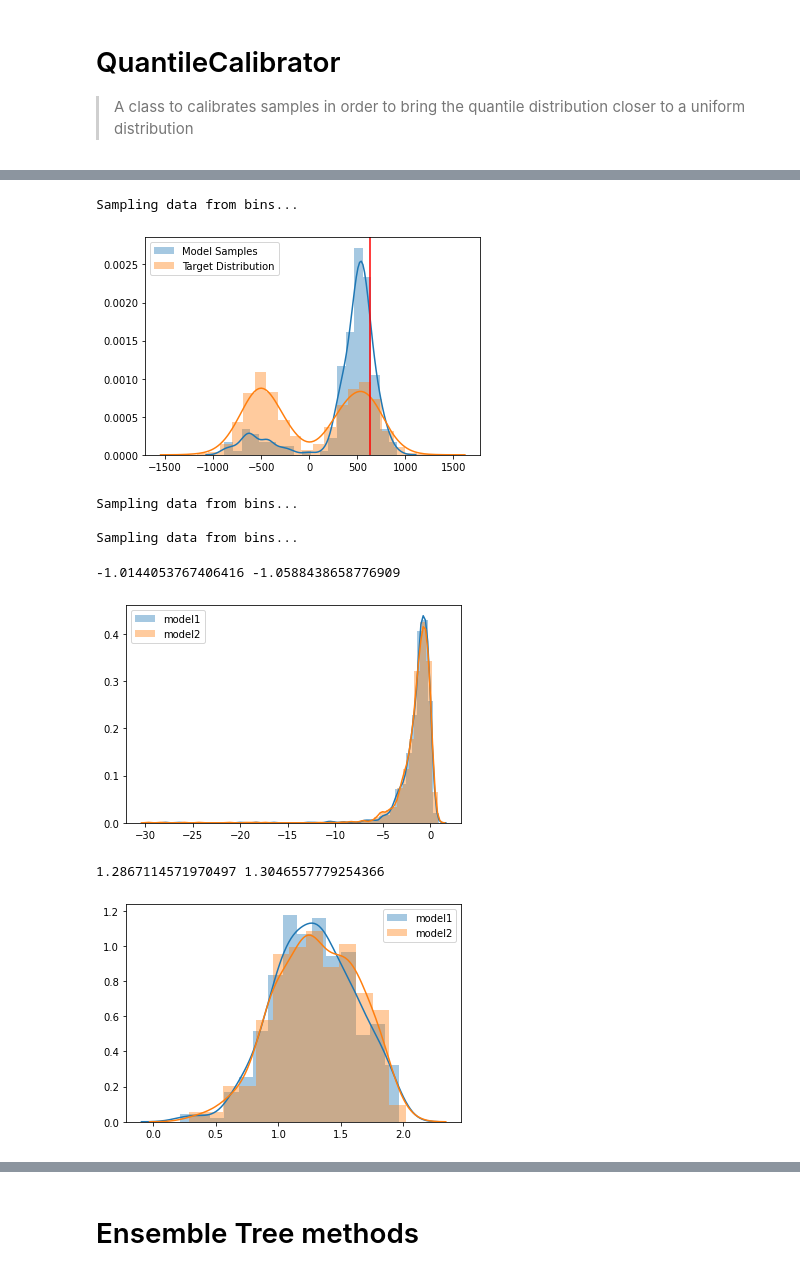
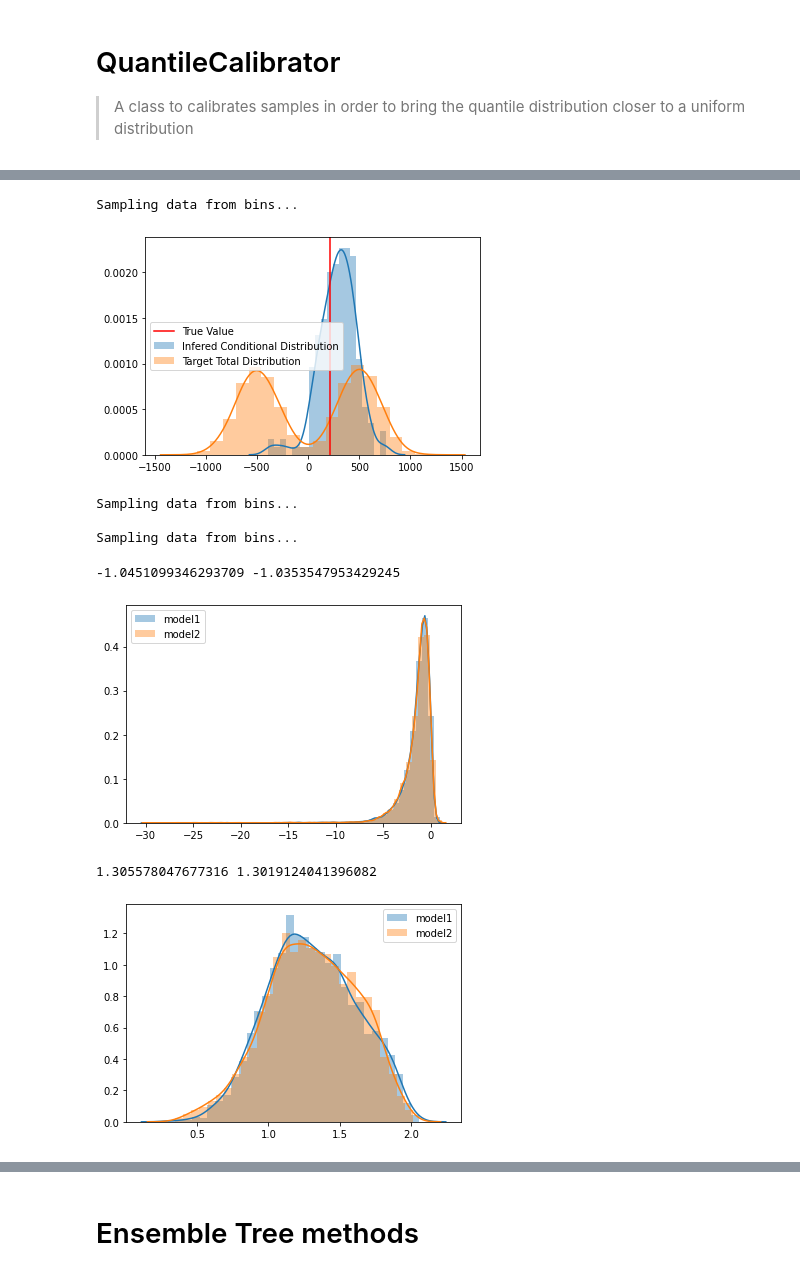
Before and after one commit to AlanGanem/scikit-density, a Jupyter notebook: notebooks/01_ensemble.ipynb, the cells around one changed output, grey strips where cells are left out. Drawn from its saved outputs; the diff is of its cells as text; code cells hidden in the pictures.

```diff
--- a/notebooks/01_ensemble.ipynb
+++ b/notebooks/01_ensemble.ipynb
@@ -96,7 +98,7 @@ def sigmoid(x):
     return 1/(1+np.exp(x))
 
 X,y = make_regression(
-    n_samples=10000,
+    n_samples=100000,
     n_features=15,
     n_informative=6,
     n_targets=2,
@@ -194,7 +196,7 @@ class QuantileCalibrator(BaseEstimator):
 Base estimator can be any estimator that performs predict_proba method.
 # %%
 #export
-
+#TESTE
 def identity_func(x):
     return x
 
@@ -209,7 +211,7 @@ IDENTITY_TRANSFORMER = FunctionTransformer(
 )
 
 
-class EntropyEstimator(BaseEstimator, ClassifierMixin, DelegateEstimatorMixIn):
+class HistogramEstimator(BaseEstimator, ClassifierMixin, DelegateEstimatorMixIn):
     '''
     Meanwhile only performs marginal density estiamtion, not joint. Thus, only 1dimensional y.
     For joint, should try something using RegressionChain (to pass dimension information to the prediction of other dims)
@@ -305,7 +307,7 @@ class EntropyEstimator(BaseEstimator, ClassifierMixin, DelegateEstimatorMixIn):
             self.y_dim = 1
         elif len(y.shape) == 2:
             # assert 1d
-            assert y.shape[-1] == 1, 'y should be 1d. For joint estimation use KernelTreeEntropyEstimator or JointEntropyEstimator'
+            assert y.shape[-1] == 1, 'y should be 1d. For joint estimation use KernelTreeHistogramEstimator or joint estimators'
             self.y_dim = y.shape[-1]
         else:
             raise AssertionError('y should be 1d vector or 2d column array (n_samples,1)')
@@ -321,7 +323,7 @@ class EntropyEstimator(BaseEstimator, ClassifierMixin, DelegateEstimatorMixIn):
             self.y_dim = 1
         elif len(y.shape) == 2:
             # assert 1d
-            assert y.shape[-1] == 1, 'y should be 1d. For joint estimation use KernelTreeEntropyEstimator or JointEntropyEstimator'
+            assert y.shape[-1] == 1, 'y should be 1d. For joint estimation use KernelTreeHistogramEstimator or joint estimators'
             self.y_dim = y.shape[-1]
         else:
             raise AssertionError('y should be 1d vector or 2d column array (n_samples,1)')
@@ -454,9 +457,9 @@ It works well for any kind of distribution, but only supports marginal distribut
 from sklearn.linear_model import LogisticRegression
 import matplotlib.pyplot as plt
 
-estim1 = EntropyEstimator(LogisticRegression(tol = 0.001, solver = 'sag'), 'auto', rv_bins_kws = {'default_dist':['empirical']})
+estim1 = HistogramEstimator(LogisticRegression(tol = 0.001, solver = 'sag'), 'auto', rv_bins_kws = {'default_dist':['empirical']})
 #estim1 = JointEntropyEstimator(LogisticRegression(tol = 0.001, solver = 'sag'), resolution = 'auto', )
-estim2 = EntropyEstimator(LogisticRegression(tol = 0.001, solver = 'sag'), 30, rv_bins_kws = {'default_dist':['empirical']})
+estim2 = HistogramEstimator(LogisticRegression(tol = 0.001, solver = 'sag'), 30, rv_bins_kws = {'default_dist':['empirical']})
 estim1.fit(X_train, y_train[:,1])
 estim2.fit(X_train, y_train[:,1])
 # %% [output]
@@ -470,31 +473,31 @@ EntropyEstimator(estimator=LogisticRegression(solver='sag', tol=0.001),
 # %%
 i = np.random.choice(np.arange(y_test.shape[0]))
 
 alpha = 1
 noise_factor = 0.2
 
 samples2 = estim2.sample(X_test[i:i+1], sample_size = 200, alpha = alpha, noise_factor = noise_factor)
 #prediction = density_estimator1.custom_predict(
 #    X_test[i:i+1], agg_func = lambda x: np.mean(x,axis = 0), alpha = alpha, beta = beta, gamma = gamma)
 #naive_prediction = density_estimator1.predict(X_test[i:i+1])
 
 if (len(samples2.shape) > 1) and (samples2.shape[-1] == 2):
     jntplot = sns.jointplot(samples2[0,:,0], samples2[0,:,1], joint_kws = {'label':'Model Samples', 'alpha':0.1})
     jntplot.ax_joint.scatter(y[:,0], y[:,1], color = 'orange', alpha = 0.01, label = 'Target Distribution')
     jntplot.ax_joint.scatter(y_test[i,0], y_test[i,1], color = 'red', label = 'Target Value')
     jntplot.ax_joint.scatter(prediction[0,0], prediction[0,1], color = 'yellow', label = 'Predicted Value')
     jntplot.ax_joint.scatter(naive_prediction[0,0], naive_prediction[0,1], color = 'cyan', label = 'Naive Predicted Value')
 
     jntplot.ax_joint.legend()
 
 else:
-    dst = sns.distplot(samples2, kde = True, bins = 20, hist_kws = {'label':'Model Samples'})
-    dst = sns.distplot(y_test[:,1], kde = True, bins = 20, hist_kws = {'label':'Target Distribution'})
-    dst._axes.axvline(y_test[i,1], color = 'r')
+    dst = sns.distplot(samples2, kde = True, bins = 20, hist_kws = {'label':'Infered Conditional Distribution'})
+    dst = sns.distplot(y_test[:,1], kde = True, bins = 20, hist_kws = {'label':'Target Total Distribution'})
+    dst._axes.axvline(y_test[i,1], color = 'r', label = 'True Value')
     dst._axes.legend()
 # %% [output]
 Sampling data from bins...
-[figure, old version]
+[figure, new version]
 # %%
 alpha = 1
 noise_factor = 0.0
@@ -512,8 +515,8 @@ sns.distplot(ll2[ll2 > -30], label = 'model2')
 plt.legend()
 print(np.median(ll1[ll1 > -1e10]), np.median(ll2[ll2 > -1e10]))
 # %% [output]
--1.0144053767406416 -1.0588438658776909
+-1.0451099346293709 -1.0353547953429245
-[figure, old version]
+[figure, new version]
 # %%
 entr1 = kde_entropy(samples1, frac = 0.2,sample_size = 1000)
 entr2 = kde_entropy(samples2, frac = 0.2,sample_size = 1000)
@@ -522,8 +525,8 @@ sns.distplot(entr2, label = 'model2')
 plt.legend()
 print(entr1.mean(),entr2.mean())
 # %% [output]
-1.2867114571970497 1.3046557779254366
+1.305578047677316 1.3019124041396082
-[figure, old version]
+[figure, new version]
 # %%
 q2 = quantile(y_test[:,1:],samples2)
 q1 = quantile(y_test[:,1:],samples1)
```
Also changed, not shown: parts of 42 cells of this notebook, 7 other files.
